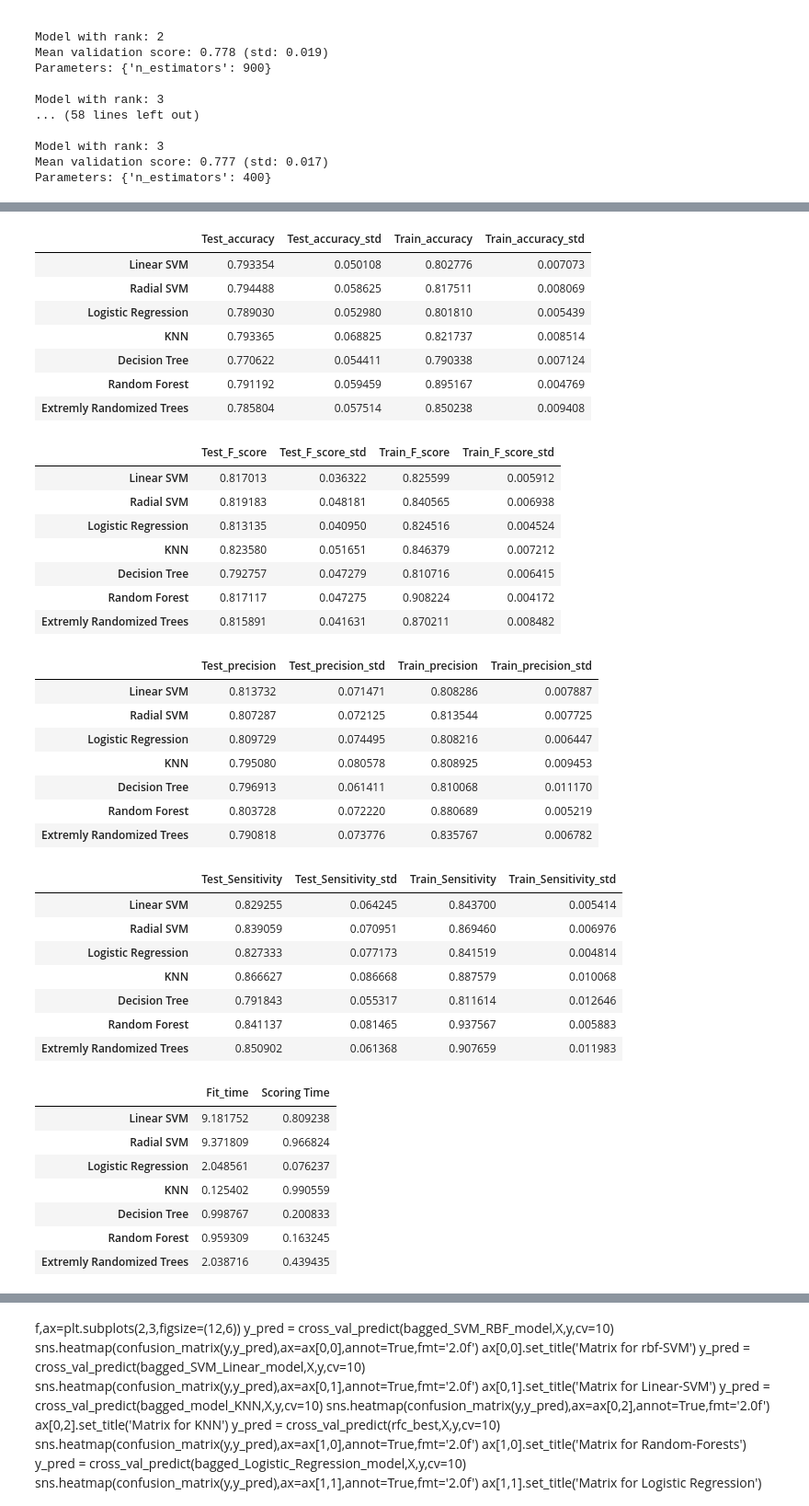
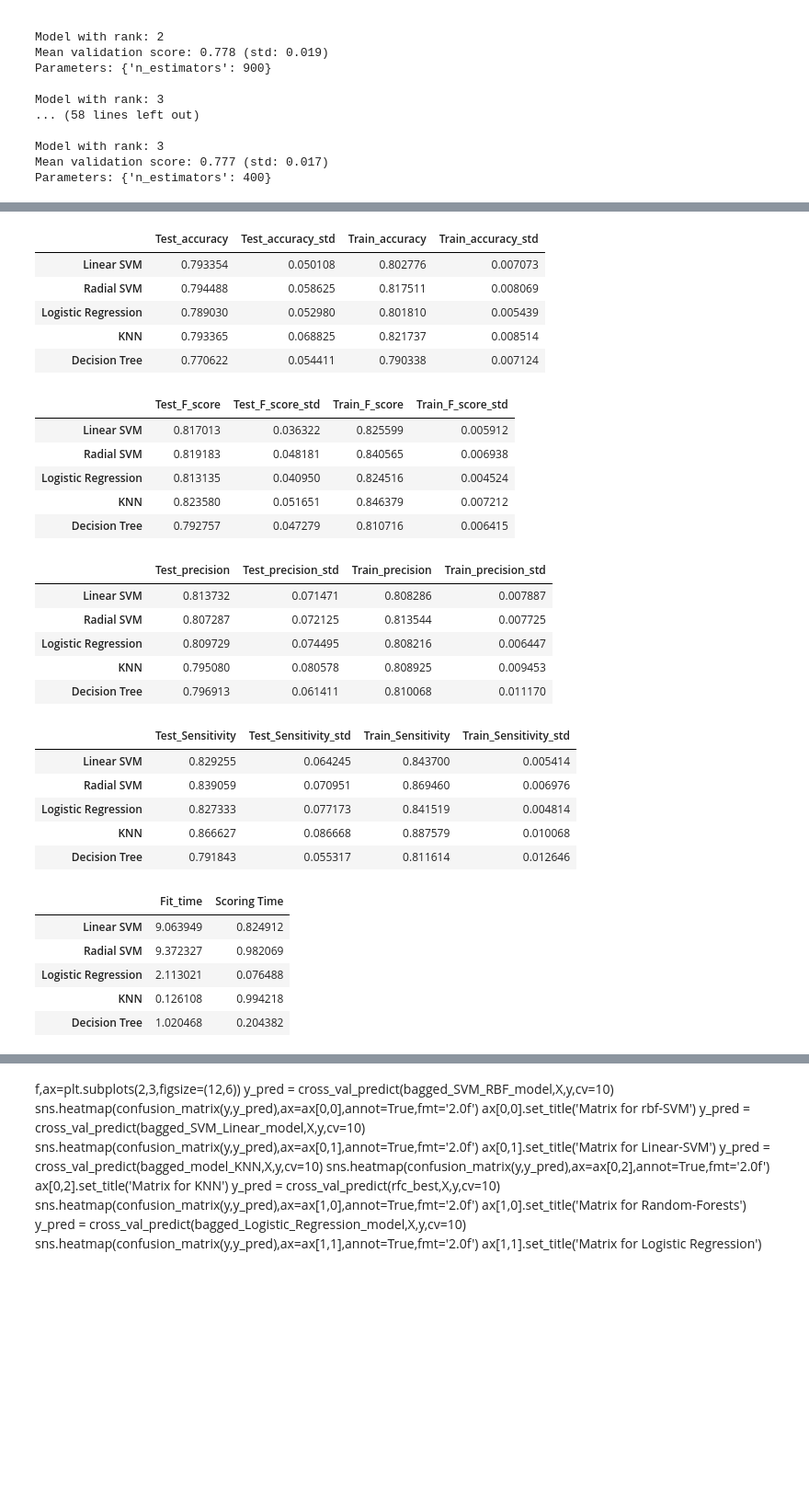
Before and after one commit to javierfs/MyMasterThesis, a Jupyter notebook: Bagging algorithms_Approach4.ipynb, the cells around one changed output, grey strips where cells are left out. Shown at 92% size. Cells and saved outputs as stored; diff of their text form; code cells hidden in the pictures; blank space fills up the shorter version.

```diff
--- a/Bagging algorithms_Approach4.ipynb
+++ b/Bagging algorithms_Approach4.ipynb
@@ -251,8 +251,8 @@ scoring = {'precision': make_scorer(precision_score),
 
 kfold = StratifiedKFold(n_splits=10, random_state=22) # k=10, split the data into 10 equal parts
 
-classifiers=['Linear SVM','Radial SVM','Logistic Regression','KNN','Decision Tree','Random Forest', 'Extremly Randomized Trees']
-models=[bagged_SVM_Linear_model, bagged_SVM_RBF_model, bagged_Logistic_Regression_model, bagged_model_KNN, bagged_DT_model, model_RandomForest, model_extraTrees]
+classifiers=['Linear SVM','Radial SVM','Logistic Regression','KNN','Decision Tree']
+models=[bagged_SVM_Linear_model, bagged_SVM_RBF_model, bagged_Logistic_Regression_model, bagged_model_KNN, bagged_DT_model]
 
 
 
@@ -387,43 +387,33 @@ Model: BaggingClassifier(base_estimator=SVC(C=10, cache_size=200, class_weight=N
 |  | Test_accuracy | Test_accuracy_std | Train_accuracy | Train_accuracy_std |
 | Linear SVM | 0.793354 | 0.050108 | 0.802776 | 0.007073 |
 | Radial SVM | 0.794488 | 0.058625 | 0.817511 | 0.008069 |
 | Logistic Regression | 0.789030 | 0.052980 | 0.801810 | 0.005439 |
 | KNN | 0.793365 | 0.068825 | 0.821737 | 0.008514 |
 | Decision Tree | 0.770622 | 0.054411 | 0.790338 | 0.007124 |
-| Random Forest | 0.791192 | 0.059459 | 0.895167 | 0.004769 |
-| Extremly Randomized Trees | 0.785804 | 0.057514 | 0.850238 | 0.009408 |
 |  | Test_F_score | Test_F_score_std | Train_F_score | Train_F_score_std |
 | Linear SVM | 0.817013 | 0.036322 | 0.825599 | 0.005912 |
 | Radial SVM | 0.819183 | 0.048181 | 0.840565 | 0.006938 |
 | Logistic Regression | 0.813135 | 0.040950 | 0.824516 | 0.004524 |
 | KNN | 0.823580 | 0.051651 | 0.846379 | 0.007212 |
 | Decision Tree | 0.792757 | 0.047279 | 0.810716 | 0.006415 |
-| Random Forest | 0.817117 | 0.047275 | 0.908224 | 0.004172 |
-| Extremly Randomized Trees | 0.815891 | 0.041631 | 0.870211 | 0.008482 |
 |  | Test_precision | Test_precision_std | Train_precision | Train_precision_std |
 | Linear SVM | 0.813732 | 0.071471 | 0.808286 | 0.007887 |
 | Radial SVM | 0.807287 | 0.072125 | 0.813544 | 0.007725 |
 | Logistic Regression | 0.809729 | 0.074495 | 0.808216 | 0.006447 |
 | KNN | 0.795080 | 0.080578 | 0.808925 | 0.009453 |
 | Decision Tree | 0.796913 | 0.061411 | 0.810068 | 0.011170 |
-| Random Forest | 0.803728 | 0.072220 | 0.880689 | 0.005219 |
-| Extremly Randomized Trees | 0.790818 | 0.073776 | 0.835767 | 0.006782 |
 |  | Test_Sensitivity | Test_Sensitivity_std | Train_Sensitivity | Train_Sensitivity_std |
 | Linear SVM | 0.829255 | 0.064245 | 0.843700 | 0.005414 |
 | Radial SVM | 0.839059 | 0.070951 | 0.869460 | 0.006976 |
 | Logistic Regression | 0.827333 | 0.077173 | 0.841519 | 0.004814 |
 | KNN | 0.866627 | 0.086668 | 0.887579 | 0.010068 |
 | Decision Tree | 0.791843 | 0.055317 | 0.811614 | 0.012646 |
-| Random Forest | 0.841137 | 0.081465 | 0.937567 | 0.005883 |
-| Extremly Randomized Trees | 0.850902 | 0.061368 | 0.907659 | 0.011983 |
 |  | Fit_time | Scoring Time |
-| Linear SVM | 9.181752 | 0.809238 |
-| Radial SVM | 9.371809 | 0.966824 |
-| Logistic Regression | 2.048561 | 0.076237 |
-| KNN | 0.125402 | 0.990559 |
-| Decision Tree | 0.998767 | 0.200833 |
-| Random Forest | 0.959309 | 0.163245 |
-| Extremly Randomized Trees | 2.038716 | 0.439435 |
+| Linear SVM | 9.063949 | 0.824912 |
+| Radial SVM | 9.372327 | 0.982069 |
+| Logistic Regression | 2.113021 | 0.076488 |
+| KNN | 0.126108 | 0.994218 |
+| Decision Tree | 1.020468 | 0.204382 |
 # %%
 
 display(metrics_acc)
```
Also changed, not shown: parts of 2 cells of this notebook, 9 other files.
